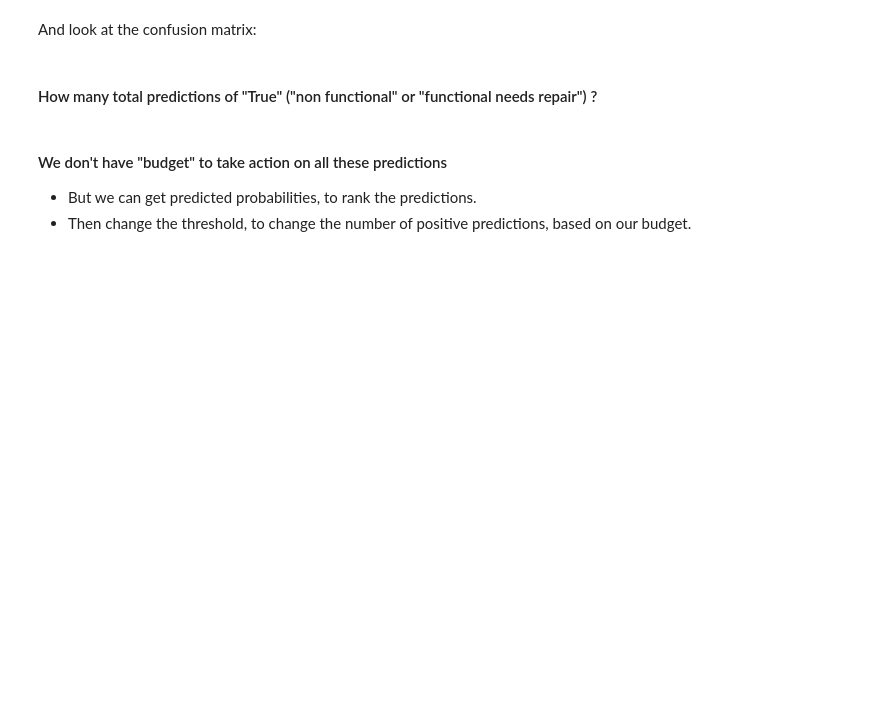
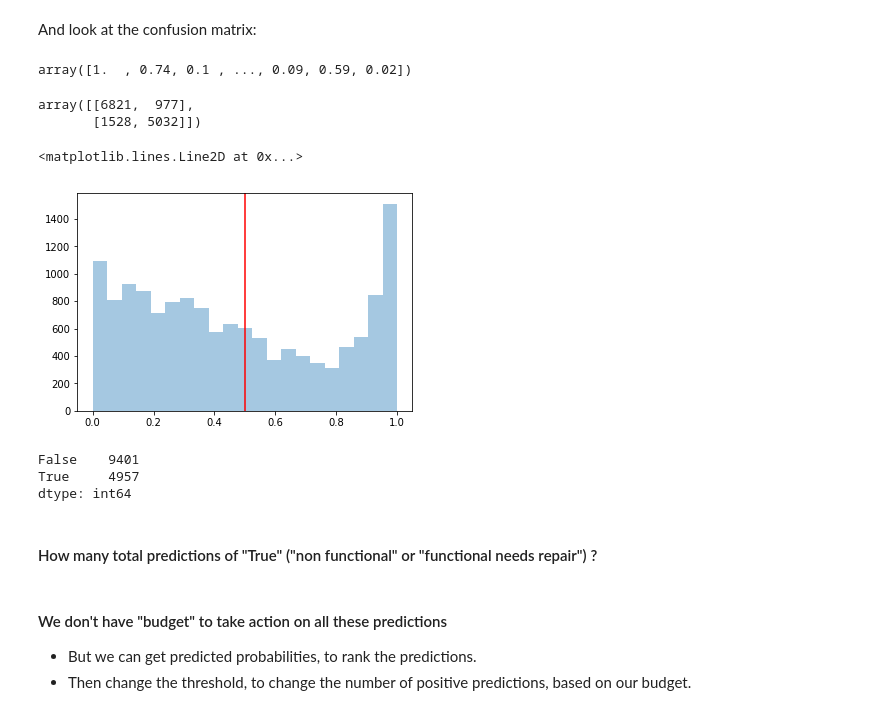
Before and after one commit to bloominstituteoftechnology/DS-Unit-2-Tree-Ensembles, a Jupyter notebook: module3-confusion-matrix/confusion_matrix.ipynb, the cells around one changed output. Drawn from its saved outputs; the diff is of its cells as text; code cells hidden in the pictures; blank space fills up the shorter version.

```diff
--- a/module3-confusion-matrix/confusion_matrix.ipynb
+++ b/module3-confusion-matrix/confusion_matrix.ipynb
@@ -314,3 +329,6 @@ Then make predictions for the validation set.
 # %%
 pipeline.fit(X_train, y_train)
 y_pred = pipeline.predict(X_val)
+# %%
+y_pred_proba = pipeline.predict_proba(X_val);
+y_pred_proba
@@ -317,4 +343,26 @@ y_pred = pipeline.predict(X_val)
 # %% [markdown]
 And look at the confusion matrix:
+# %%
+y_pred_proba[:, 1]
+# %% [output]
+array([1.  , 0.74, 0.1 , ..., 0.09, 0.59, 0.02])
+# %%
+confusion_matrix(y_val, y_pred)
+# %% [output]
+array([[6821,  977],
+       [1528, 5032]])
+# %%
+ax = sns.distplot(y_pred_proba[:, 1], kde=False);
+ax.axvline(0.5, color='r')
+# %% [output]
+<matplotlib.lines.Line2D at 0x...>
+[figure, added]
+# %%
+y_pred = y_pred_proba[:, 1] > 0.6;
+pd.Series(y_pred).value_counts()
+# %% [output]
+False    9401
+True     4957
+dtype: int64
 # %% [markdown]
 #### How many total predictions of "True" ("non functional" or "functional needs repair") ?
```
Also changed, not shown: parts of 11 cells of this notebook.
